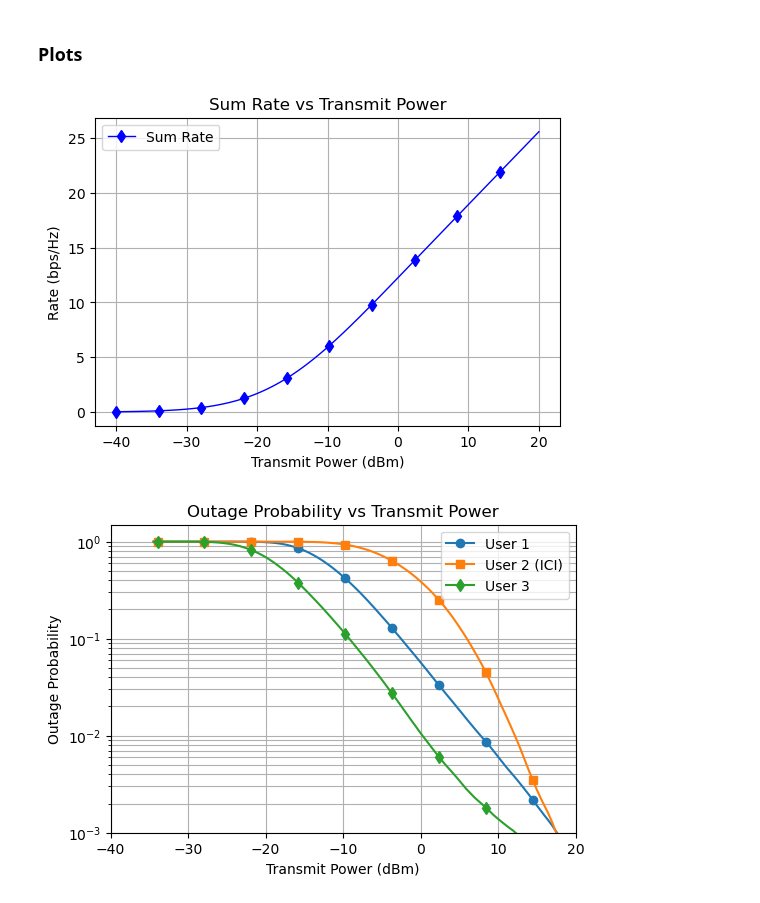
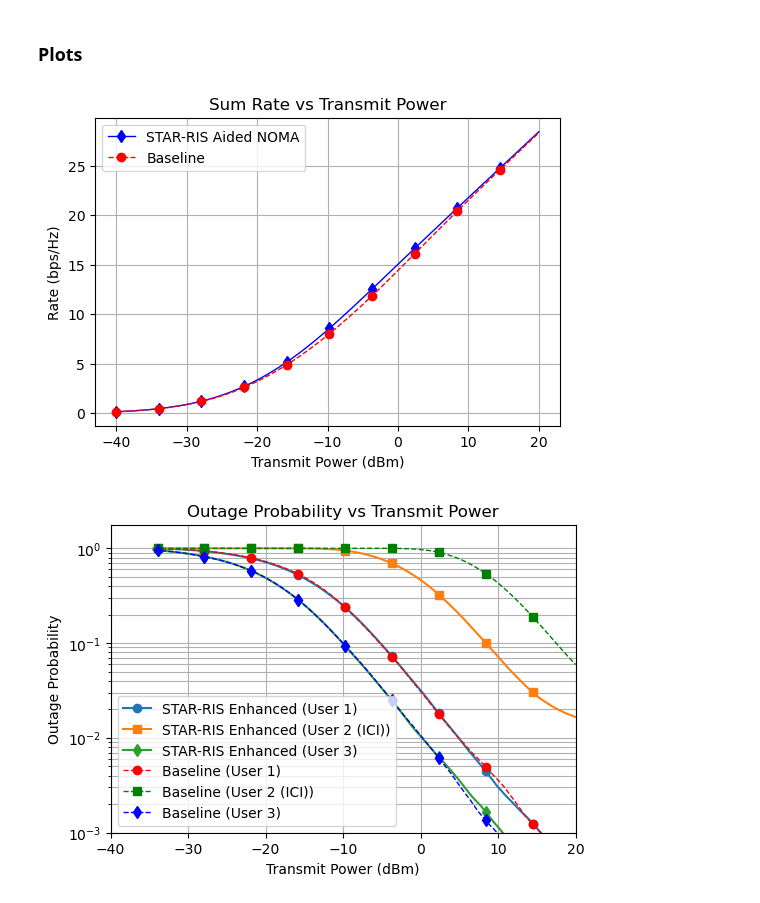
Before and after one commit to muhd-umer/comyx, a Jupyter notebook: simulations/star_ris_mc_noma.ipynb, the cells around one changed output. Saved outputs shown, nothing was run; the diff lists cells and outputs as text; code cells hidden in the pictures.

```diff
--- a/simulations/star_ris_mc_noma.ipynb
+++ b/simulations/star_ris_mc_noma.ipynb
@@ -12,7 +12,7 @@ import matplotlib.pyplot as plt
 import numpy as np
 import simcomm.metrics as metrics
 import simcomm.utils as utils
-from simcomm.fading import get_channel, get_fading, rician_fading
+from simcomm.channel import get_channel, get_fading
 from simcomm.visualize import plot_network
 
 plt.style.use("default")
@@ -20,6 +20,7 @@ plt.rcParams["figure.figsize"] = (6, 4)
 
 os.makedirs("./data/star_ris_mc_noma/", exist_ok=True)
 save_dir = os.path.abspath("./data/star_ris_mc_noma/")
+load_dir = os.path.abspath("./data/mc_noma/")
 # %% [markdown]
 ### System Model
 # %% [markdown]
@@ -126,7 +120,7 @@ def compute_channel_gains(
             h_mr[m, l] = get_channel(get_fading("rayleigh"), distance_mr_mat[m], ETA)
             for n in range(N):
                 h_rn[m, l, n] = get_channel(
-                    get_fading("rician", K=K_rice, P_los=2, link=False),
+                    get_fading("rician", K=K_rice, P_los=2, link=True),
                     distance_rn_mat[m, n],
                     ETA,
                 )
@@ -159,6 +153,10 @@ spectral_eff = np.zeros((S, len(Pt_lin)))
 r_min = 1
 
 for mc in range(S):
+    user_pos = utils.randomize_user_pos(
+        bs_pos, user_pos, edge_idx=1, r_min=[30, 0, 20], r_max=[120, 0, 80]
+    )
+
     # Compute distances between BSs, RISs and users
     distance_mn_mat, distance_mr_mat, distance_rn_mat = compute_distances(
         bs_pos, ris_pos, user_pos
@@ -170,8 +168,8 @@ for mc in range(S):
     )
 
     # Assigning alpha factors for fixed allocation
-    alpha_1f = 0.75
-    alpha_2f = 0.83
+    alpha_1f = np.random.uniform(0.7, 0.8)  # for cell-edge user by BS 1
+    alpha_2f = np.random.uniform(0.75, 0.85)  # for cell-edge user by BS 2
 
     for i in range(len(Pt_lin)):
         # Rate for user 1
@@ -222,10 +220,20 @@ avg_spectral_eff = np.mean(spectral_eff, axis=0)
 # %%
 # Sum rate vs transmit power
 np.save(os.path.join(save_dir, "sum_rate.npy"), avg_sum_rate)
+mc_avg_sum_rate = np.load(os.path.join(load_dir, "sum_rate.npy"))
 
 fig = plt.figure(figsize=(6, 4))
 plt.plot(
-    Pt, avg_sum_rate, "b-", label="Sum Rate", linewidth=1, marker="d", markevery=12
+    Pt,
+    avg_sum_rate,
+    "b-",
+    label="STAR-RIS Aided NOMA",
+    linewidth=1,
+    marker="d",
+    markevery=12,
+)
+plt.plot(
+    Pt, mc_avg_sum_rate, "r--", label="Baseline", linewidth=1, marker="o", markevery=12
 )
 plt.xlabel("Transmit Power (dBm)")
 plt.ylabel("Rate (bps/Hz)")
@@ -235,32 +243,46 @@ plt.grid()
 plt.savefig(os.path.join(save_dir, "sum_rate.pdf"), bbox_inches="tight")
 plt.show()
 # %% [output]
-[figure, old version]
+[figure, new version]
 # %%
 # Outage probability vs transmit power
 window_size = 12
 rolling_outage = np.zeros((N, len(Pt)))
 for i in range(N):
     rolling_outage[i] = utils.rolling_mean(avg_outage[i], window_size)
 
 np.save(os.path.join(save_dir, "outage.npy"), rolling_outage)
+mc_rolling_outage = np.load(os.path.join(load_dir, "outage.npy"))
 
 fig, ax = plt.subplots(figsize=(6, 4))
-plt.semilogy(Pt, rolling_outage[0], label="User 1", marker="o", markevery=12)
-plt.semilogy(Pt, rolling_outage[1],
-             label="User 2 (ICI)", marker="s", markevery=12)
-plt.semilogy(Pt, rolling_outage[2], label="User 3", marker="d", markevery=12)
+# fmt: off
+plt.semilogy(
+    Pt, rolling_outage[0], label="STAR-RIS Enhanced (User 1)", marker="o", markevery=12
+)
+plt.semilogy(Pt, rolling_outage[1], label="STAR-RIS Enhanced (User 2 (ICI))", marker="s", markevery=12)
+plt.semilogy(
+    Pt, rolling_outage[2], label="STAR-RIS Enhanced (User 3)", marker="d", markevery=12
+)
+plt.semilogy(Pt, mc_rolling_outage[0], label="Baseline (User 1)", linestyle="--",
+             linewidth=1, color="r", marker="o", markevery=12)
+plt.semilogy(Pt, mc_rolling_outage[1], label="Baseline (User 2 (ICI))", linestyle="--",
+             linewidth=1, color="g", marker="s", markevery=12)
+plt.semilogy(Pt, mc_rolling_outage[2], label="Baseline (User 3)", linestyle="--",
+             linewidth=1, color="b", marker="d", markevery=12)
+# fmt: on
+plt.legend()
+
 plt.xlabel("Transmit Power (dBm)")
 plt.ylabel("Outage Probability")
 plt.title("Outage Probability vs Transmit Power")
 plt.xlim(-40, 20)
 plt.ylim(1e-3, None)
 plt.legend()
 plt.grid(which="both")
 plt.savefig(os.path.join(save_dir, "outage.pdf"), bbox_inches="tight")
 plt.show()
 # %% [output]
-[figure, old version]
+[figure, new version]
 # %%
 # SE-EE tradeoff
 np.save(os.path.join(save_dir, "avg_spectral_eff.npy"), avg_spectral_eff)
```
Also changed, not shown: parts of 3 cells of this notebook.
